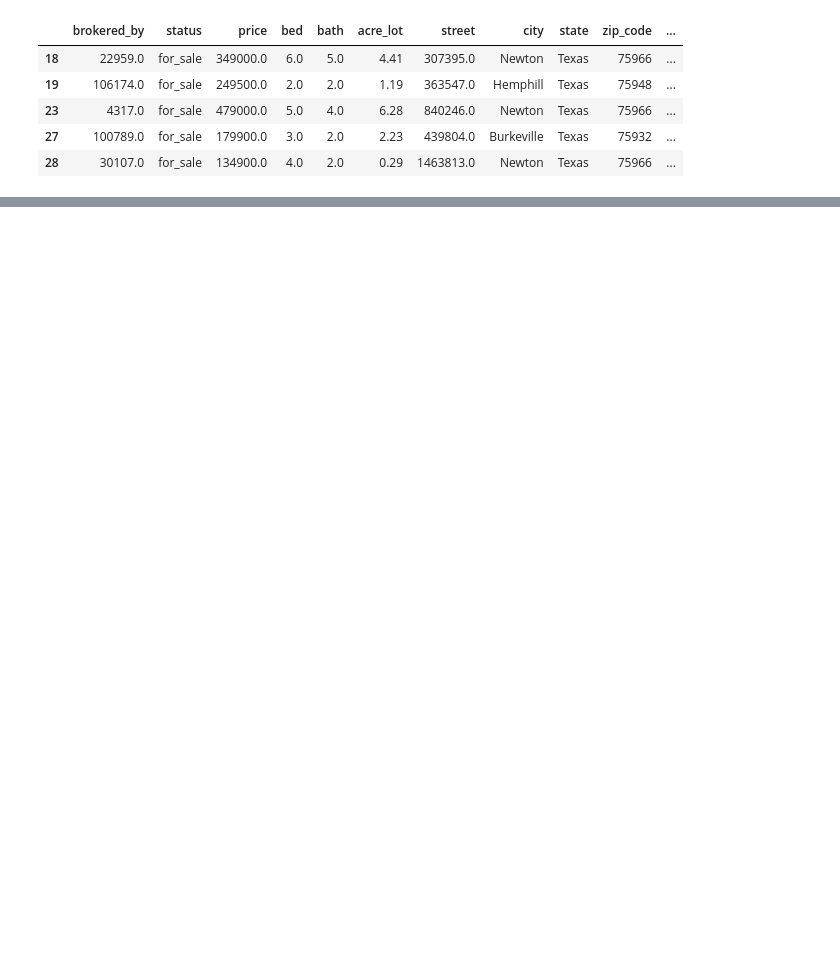
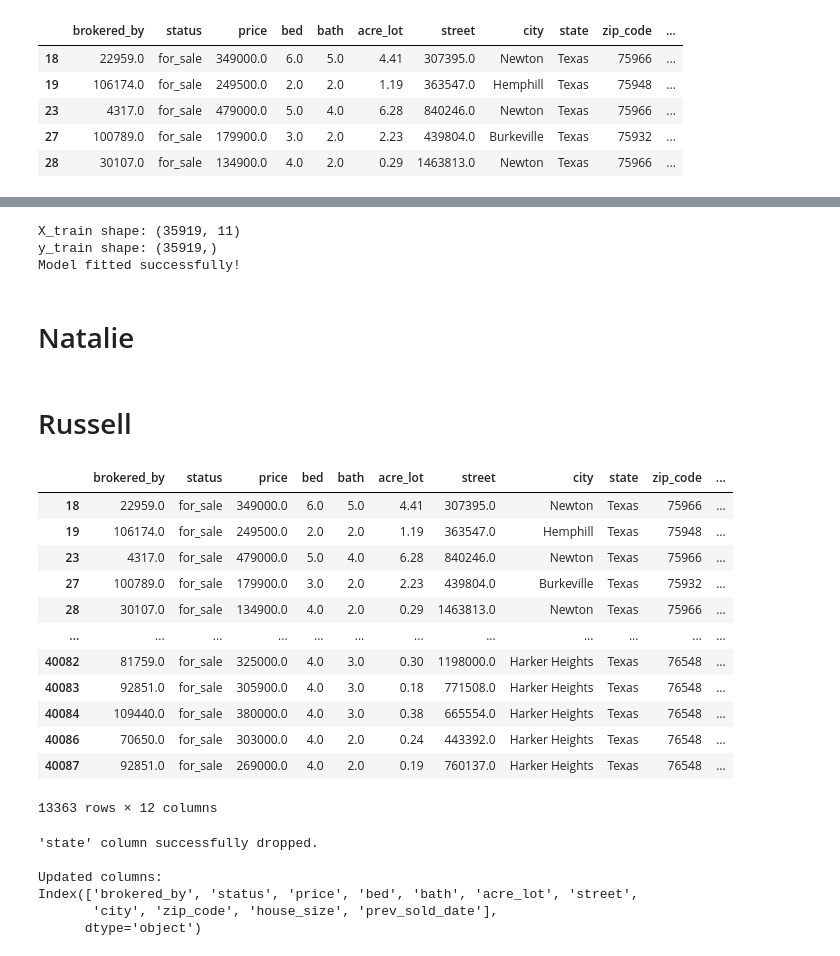
Before and after one commit to trentlerma/groupthreeproject, a Jupyter notebook: Project 2.ipynb, the cells around one changed output, grey strips where cells are left out. Drawn from its saved outputs; the diff is of its cells as text; code cells hidden in the pictures; blank space fills up the shorter version.

```diff
--- a/Project 2.ipynb
+++ b/Project 2.ipynb
@@ -199,0 +622,74 @@ plt.show()
+# %%
+# The MemoryError suggests that the model is trying to allocate more memory than is available.
+# Let's try to reduce the memory usage by:
+# 1. Reducing the number of trees (n_estimators)
+# 2. Limiting the maximum depth of the trees
+# 3. Increasing the minimum number of samples required to split an internal node
+
+# First, let's check the shape of our training data
+print("X_train shape:", X_train.shape)
+print("y_train shape:", y_train.shape)
+
+# Now, let's create a RandomForestClassifier with memory-saving parameters
+model = RandomForestClassifier(
+    n_estimators=50,  # Reduced from 100
+    max_depth=10,  # Limit the depth of trees
+    min_samples_split=20,  # Increase minimum samples required to split a node
+    n_jobs=-1  # Use all available cores
+)
+
+# Try to fit the model
+try:
+    model.fit(X_train, y_train)
+    print("Model fitted successfully!")
+except MemoryError:
+    print("MemoryError: Still not enough memory. Consider further reducing model complexity or using a smaller dataset.")
+except Exception as e:
+    print(f"An error occurred: {str(e)}")
+
+# If the above still doesn't work, you might need to use a different algorithm or reduce your dataset size
+# %% [output]
+X_train shape: (35919, 11)
+y_train shape: (35919,)
+Model fitted successfully!
+# %% [markdown]
+# Natalie
+# %% [markdown]
+# Russell
+# %%
+Clean_data_df
+# %% [output]
+|  | brokered_by | status | price | bed | bath | acre_lot | street | city | state | zip_code | ... |
+| 18 | 22959.0 | for_sale | 349000.0 | 6.0 | 5.0 | 4.41 | 307395.0 | Newton | Texas | 75966 | ... |
+| 19 | 106174.0 | for_sale | 249500.0 | 2.0 | 2.0 | 1.19 | 363547.0 | Hemphill | Texas | 75948 | ... |
+| 23 | 4317.0 | for_sale | 479000.0 | 5.0 | 4.0 | 6.28 | 840246.0 | Newton | Texas | 75966 | ... |
+| 27 | 100789.0 | for_sale | 179900.0 | 3.0 | 2.0 | 2.23 | 439804.0 | Burkeville | Texas | 75932 | ... |
+| 28 | 30107.0 | for_sale | 134900.0 | 4.0 | 2.0 | 0.29 | 1463813.0 | Newton | Texas | 75966 | ... |
+| ... | ... | ... | ... | ... | ... | ... | ... | ... | ... | ... | ... |
+| 40082 | 81759.0 | for_sale | 325000.0 | 4.0 | 3.0 | 0.30 | 1198000.0 | Harker Heights | Texas | 76548 | ... |
+| 40083 | 92851.0 | for_sale | 305900.0 | 4.0 | 3.0 | 0.18 | 771508.0 | Harker Heights | Texas | 76548 | ... |
+| 40084 | 109440.0 | for_sale | 380000.0 | 4.0 | 3.0 | 0.38 | 665554.0 | Harker Heights | Texas | 76548 | ... |
+| 40086 | 70650.0 | for_sale | 303000.0 | 4.0 | 2.0 | 0.24 | 443392.0 | Harker Heights | Texas | 76548 | ... |
+| 40087 | 92851.0 | for_sale | 269000.0 | 4.0 | 2.0 | 0.19 | 760137.0 | Harker Heights | Texas | 76548 | ... |
+13363 rows × 12 columns
+# %%
+# Drop state column as we are only dealing with Texas, so it's not relevant
+# Drop state column as we are only dealing with Texas, so it's not relevant
+Clean_data_df = Clean_data_df.drop(columns=['state'])
+
+# Verify the column was dropped
+if 'state' not in Clean_data_df.columns:
+    print("'state' column successfully dropped.")
+else:
+    print("Error: 'state' column still present in the DataFrame.")
+
+# Display the updated column list
+print("\nUpdated columns:")
+print(Clean_data_df.columns)
+# %% [output]
+'state' column successfully dropped.
+
+Updated columns:
+Index(['brokered_by', 'status', 'price', 'bed', 'bath', 'acre_lot', 'street',
+       'city', 'zip_code', 'house_size', 'prev_sold_date'],
+      dtype='object')
```
Also changed, not shown: parts of 58 cells of this notebook.
